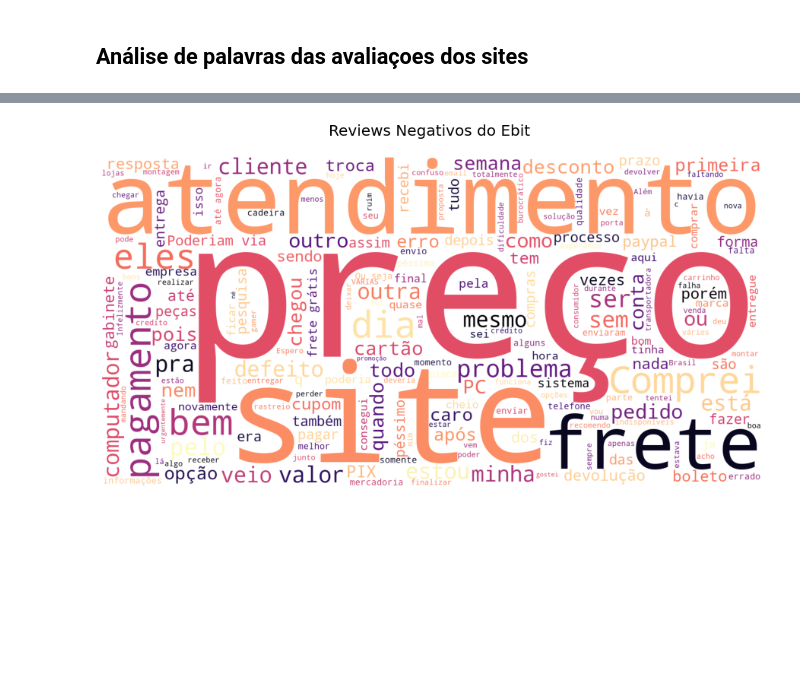
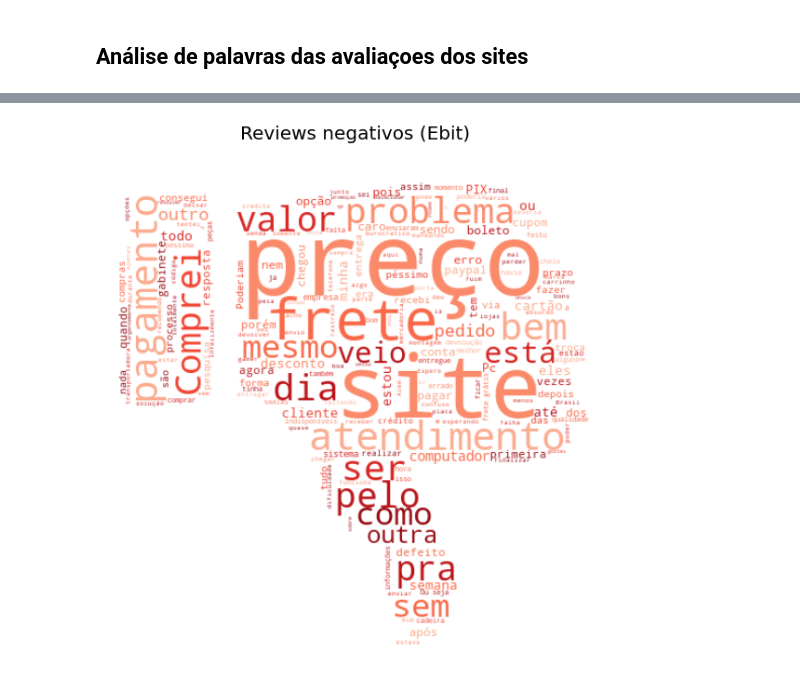
Before and after one commit to gutessitore/ReclameAquiScrapper, a Jupyter notebook: notebooks/pichau.ipynb, the cells around one changed output, grey strips where cells are left out. Saved outputs shown, nothing was run; the diff lists cells and outputs as text; code cells hidden in the pictures; blank space fills up the shorter version.

```diff
--- a/notebooks/pichau.ipynb
+++ b/notebooks/pichau.ipynb
@@ -122,22 +157,12 @@ plt.imshow(wordcloud);
 # %%
 complaint_text = " ".join(ebit_review_df.Negativos)  # Juntando os reviews em um unico texto
 
-stopwords.update(
-    ["da", "meu", "em", "você", "de", "ao", "os", "na", "loja",
+words_to_remove = ["da", "meu", "em", "você", "de", "ao", "os", "na", "loja",
      "produto", "produtos", "pichau", "já", "tive", "comum", "ainda",
      "que", "não", "para", "um", "mas", "mais", "uma", "compra", "por",
      "foi", "só", "se", "ele", "ter", "essa", "eu", "muito", "e", "o",
      "é"]
-    )
 
-wordcloud_rec = WordCloud(stopwords=stopwords, width=1600,
-                      background_color='white', colormap='magma',
-                      height=800).generate(complaint_text)
-
-fig, ax = plt.subplots(figsize=(16,8))
-ax.imshow(wordcloud_rec, interpolation='bilinear')
-ax.set_axis_off()
-plt.title("Reviews Negativos do Ebit \n", fontsize=20)
-plt.imshow(wordcloud_rec);
+plot_wordcloud(complaint_text, words_to_remove, "Reviews negativos (Ebit)", "down")
 # %% [output]
-[figure, old version]
+[figure, new version]
```
Also changed, not shown: parts of 12 cells of this notebook, 1 other file.
